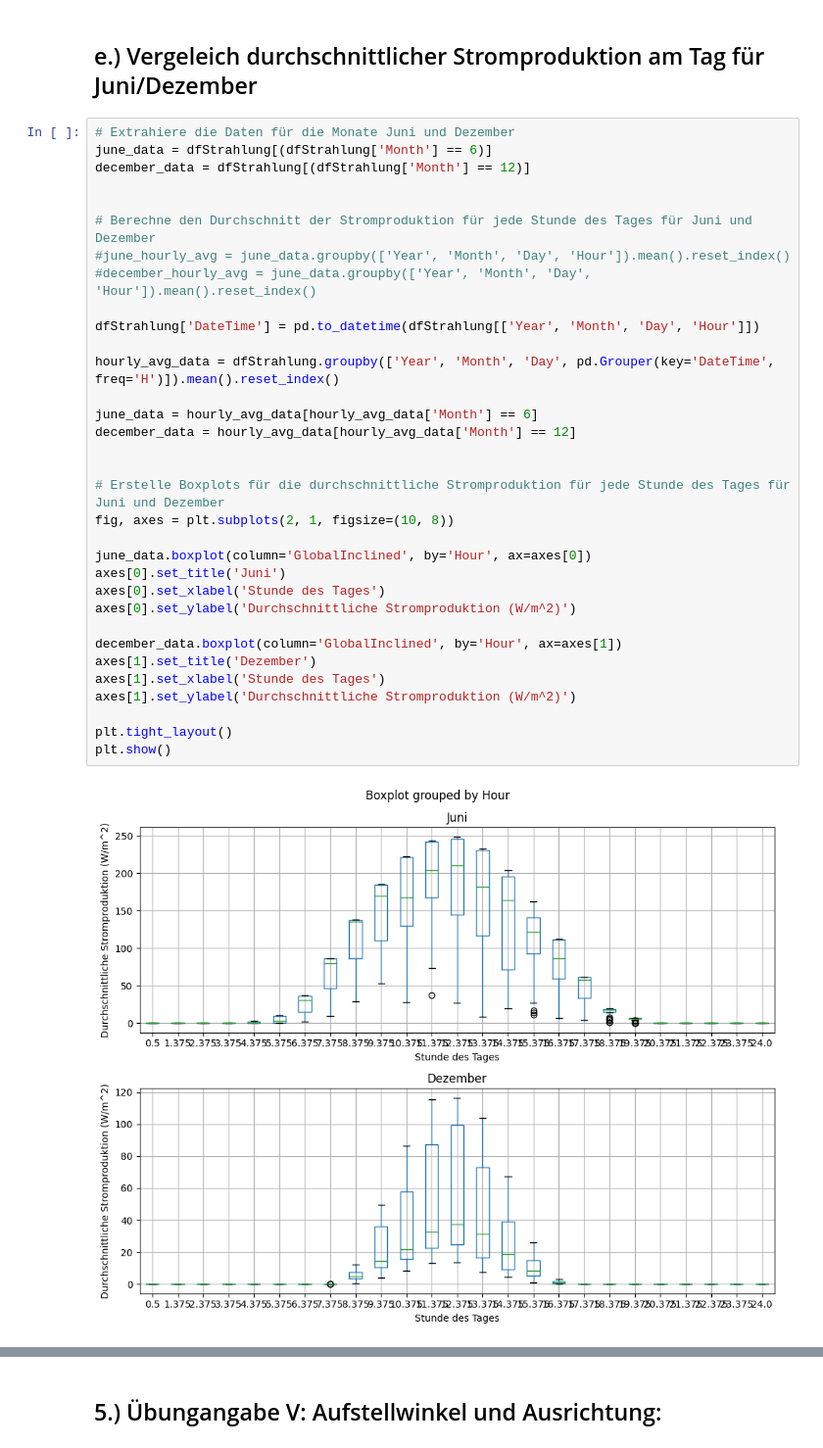
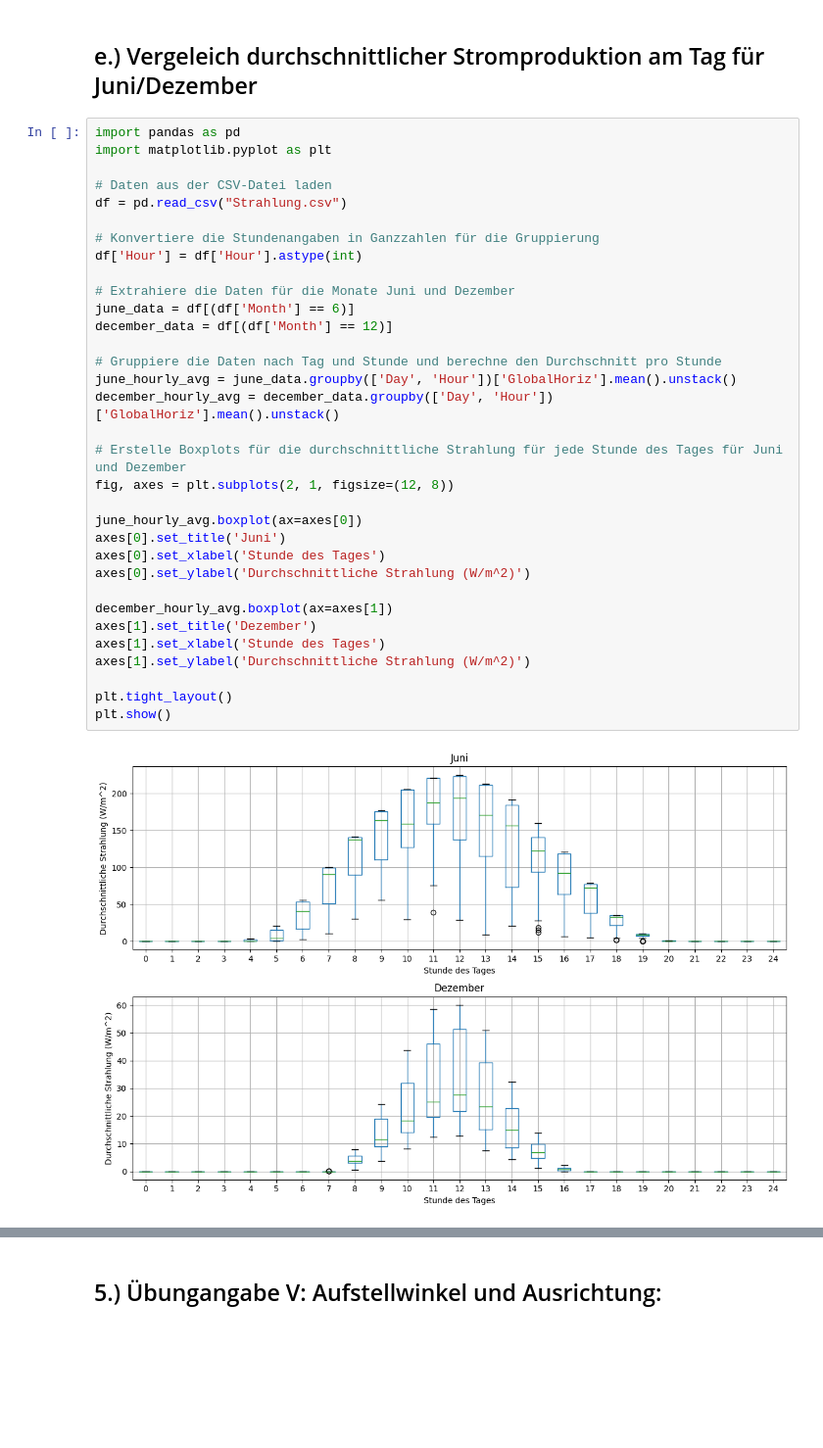
Before and after one commit to AhmedAkhi/1.UE_FV, a Jupyter notebook: UE1_Gruppe2.ipynb, the cells around one changed output, grey strips where cells are left out. Shown at 98% size. Drawn from its saved outputs; the diff is of its cells as text; blank space fills up the shorter version.

Commit message:
Boxplots vielleicht richtig

```diff
--- a/UE1_Gruppe2.ipynb
+++ b/UE1_Gruppe2.ipynb
@@ -373,37 +373,37 @@ plt.show()
 # %% [markdown]
 ## e.) Vergeleich durchschnittlicher Stromproduktion am Tag für Juni/Dezember
 # %%
+import pandas as pd
+import matplotlib.pyplot as plt
+
+# Daten aus der CSV-Datei laden
+df = pd.read_csv("Strahlung.csv")
+
+# Konvertiere die Stundenangaben in Ganzzahlen für die Gruppierung
+df['Hour'] = df['Hour'].astype(int)
+
 # Extrahiere die Daten für die Monate Juni und Dezember
-june_data = dfStrahlung[(dfStrahlung['Month'] == 6)]
-december_data = dfStrahlung[(dfStrahlung['Month'] == 12)]
+june_data = df[(df['Month'] == 6)]
+december_data = df[(df['Month'] == 12)]
 
+# Gruppiere die Daten nach Tag und Stunde und berechne den Durchschnitt pro Stunde
+june_hourly_avg = june_data.groupby(['Day', 'Hour'])['GlobalHoriz'].mean().unstack()
+december_hourly_avg = december_data.groupby(['Day', 'Hour'])['GlobalHoriz'].mean().unstack()
 
-# Berechne den Durchschnitt der Stromproduktion für jede Stunde des Tages für Juni und Dezember
-#june_hourly_avg = june_data.groupby(['Year', 'Month', 'Day', 'Hour']).mean().reset_index()
-#december_hourly_avg = june_data.groupby(['Year', 'Month', 'Day', 'Hour']).mean().reset_index()
+# Erstelle Boxplots für die durchschnittliche Strahlung für jede Stunde des Tages für Juni und Dezember
+fig, axes = plt.subplots(2, 1, figsize=(12, 8))
 
-dfStrahlung['DateTime'] = pd.to_datetime(dfStrahlung[['Year', 'Month', 'Day', 'Hour']])
-
-hourly_avg_data = dfStrahlung.groupby(['Year', 'Month', 'Day', pd.Grouper(key='DateTime', freq='H')]).mean().reset_index()
-
-june_data = hourly_avg_data[hourly_avg_data['Month'] == 6]
-december_data = hourly_avg_data[hourly_avg_data['Month'] == 12]
-
-
-# Erstelle Boxplots für die durchschnittliche Stromproduktion für jede Stunde des Tages für Juni und Dezember
-fig, axes = plt.subplots(2, 1, figsize=(10, 8))
-
-june_data.boxplot(column='GlobalInclined', by='Hour', ax=axes[0])
+june_hourly_avg.boxplot(ax=axes[0])
 axes[0].set_title('Juni')
 axes[0].set_xlabel('Stunde des Tages')
-axes[0].set_ylabel('Durchschnittliche Stromproduktion (W/m^2)')
+axes[0].set_ylabel('Durchschnittliche Strahlung (W/m^2)')
 
-december_data.boxplot(column='GlobalInclined', by='Hour', ax=axes[1])
+december_hourly_avg.boxplot(ax=axes[1])
 axes[1].set_title('Dezember')
 axes[1].set_xlabel('Stunde des Tages')
-axes[1].set_ylabel('Durchschnittliche Stromproduktion (W/m^2)')
+axes[1].set_ylabel('Durchschnittliche Strahlung (W/m^2)')
 
 plt.tight_layout()
 plt.show()
 # %% [output]
-[figure, old version]
+[figure, new version]
```
Also changed, not shown: parts of 2 cells of this notebook.
